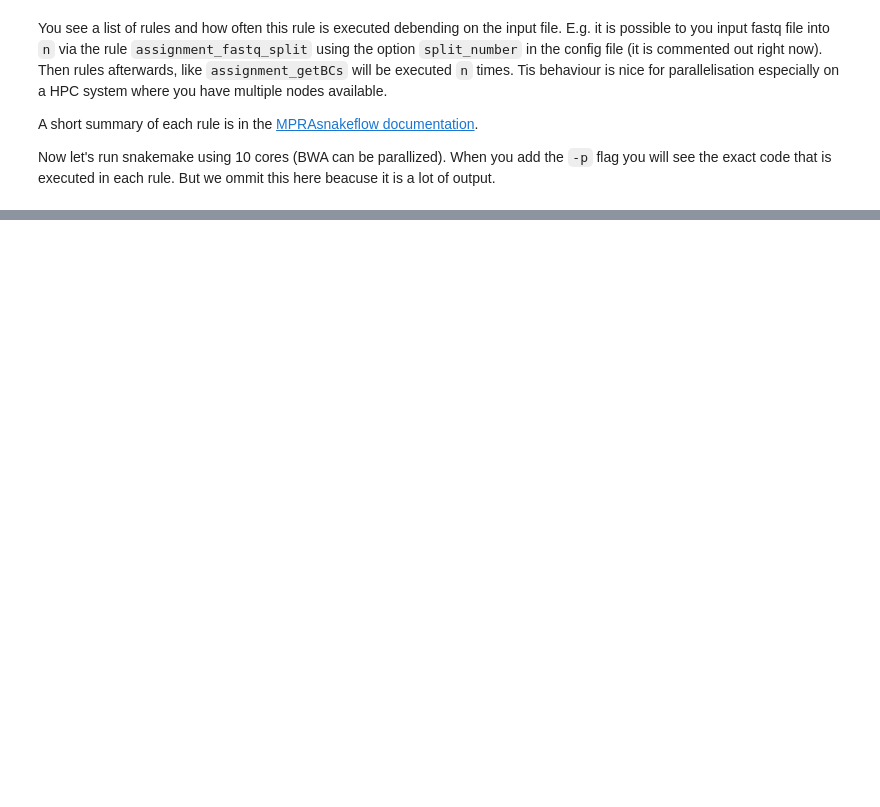
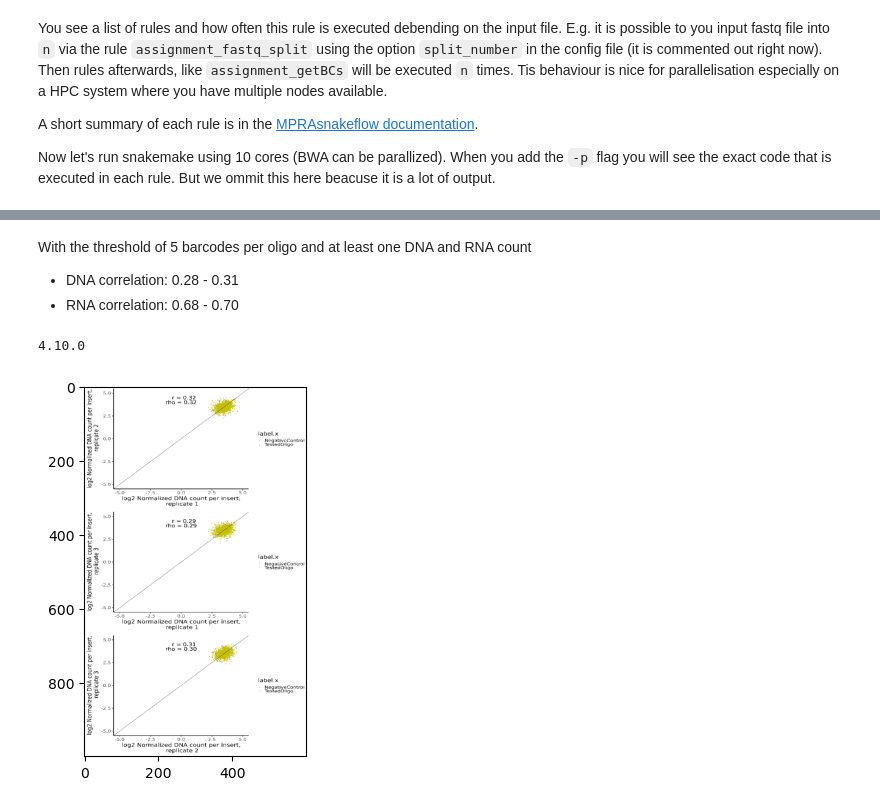
Before and after one commit to Vlasovets/OA-MPRA-data-analysis, a Jupyter notebook: tutorial_experiment.ipynb, the cells around one changed output, grey strips where cells are left out. Saved outputs shown, nothing was run; the diff lists cells and outputs as text; code cells hidden in the pictures; blank space fills up the shorter version.

```diff
--- a/tutorial_experiment.ipynb
+++ b/tutorial_experiment.ipynb
@@ -361,0 +437,15 @@ Conclusion: 97.4% sequences of our initial design can be used in the experimenta
+# %% [markdown]
+With the threshold of 5 barcodes per oligo and at least one DNA and RNA count
+- DNA correlation: 0.28 - 0.31
+- RNA correlation: 0.68 - 0.70
+# %%
+print(cv2.__version__)
+dna_pairwise = cv2.imread(f'{results_dir}/experimentMPRAworkshop/statistic/assigned_counts/MPRAworkshop/tutorialConfig/HepG2_DNA_pairwise_minThreshold.png')
+
+dna_pairwise_resize = cv2.resize(dna_pairwise, (600, 1000))
+
+plt.imshow(dna_pairwise_resize)
+plt.show()
+# %% [output]
+4.10.0
+[figure, added]
```
Also changed, not shown: parts of 41 cells of this notebook, 3 other files.
